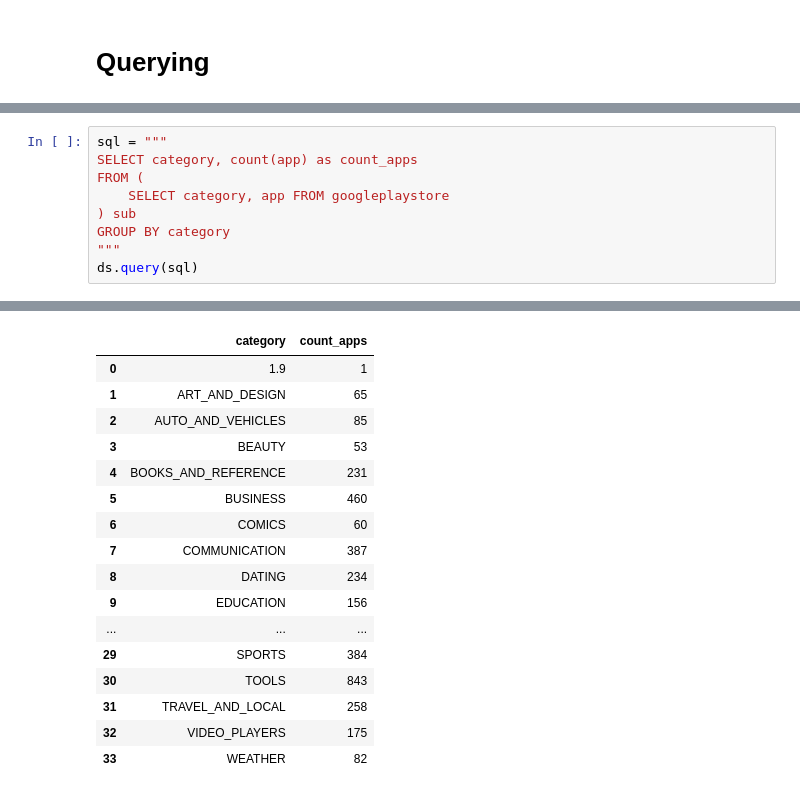
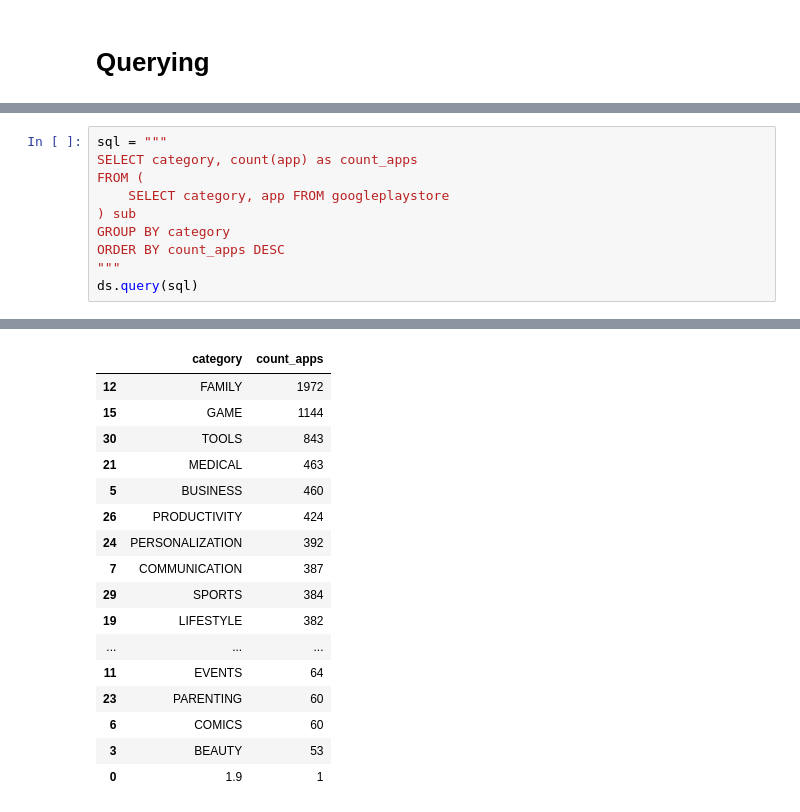
Before and after one commit to mindsdb/dfsql, a Jupyter notebook: testdrive.ipynb, the cells around one changed output, grey strips where cells are left out. Saved outputs shown, nothing was run; the diff lists cells and outputs as text.

Commit message:
Add ORDER BY

```diff
--- a/testdrive.ipynb
+++ b/testdrive.ipynb
@@ -222,6 +254,7 @@ FROM (
     SELECT category, app FROM googleplaystore
 ) sub
 GROUP BY category
+ORDER BY count_apps DESC
 """
 ds.query(sql)
 # %% [output]
@@ -236,20 +270,20 @@ UserWarning: Distributing <class 'dict'> object. This may take some time.
 |  | category | count_apps |
+| 12 | FAMILY | 1972 |
+| 15 | GAME | 1144 |
+| 30 | TOOLS | 843 |
+| 21 | MEDICAL | 463 |
+| 5 | BUSINESS | 460 |
+| 26 | PRODUCTIVITY | 424 |
+| 24 | PERSONALIZATION | 392 |
+| 7 | COMMUNICATION | 387 |
+| 29 | SPORTS | 384 |
+| 19 | LIFESTYLE | 382 |
+| ... | ... | ... |
+| 11 | EVENTS | 64 |
+| 23 | PARENTING | 60 |
+| 6 | COMICS | 60 |
+| 3 | BEAUTY | 53 |
 | 0 | 1.9 | 1 |
-| 1 | ART_AND_DESIGN | 65 |
-| 2 | AUTO_AND_VEHICLES | 85 |
-| 3 | BEAUTY | 53 |
-| 4 | BOOKS_AND_REFERENCE | 231 |
-| 5 | BUSINESS | 460 |
-| 6 | COMICS | 60 |
-| 7 | COMMUNICATION | 387 |
-| 8 | DATING | 234 |
-| 9 | EDUCATION | 156 |
-| ... | ... | ... |
-| 29 | SPORTS | 384 |
-| 30 | TOOLS | 843 |
-| 31 | TRAVEL_AND_LOCAL | 258 |
-| 32 | VIDEO_PLAYERS | 175 |
-| 33 | WEATHER | 82 |
 # %%
 sql = """
 SELECT count(category) as uniq_categories
```
Also changed, not shown: parts of 13 cells of this notebook, 2 other files.
